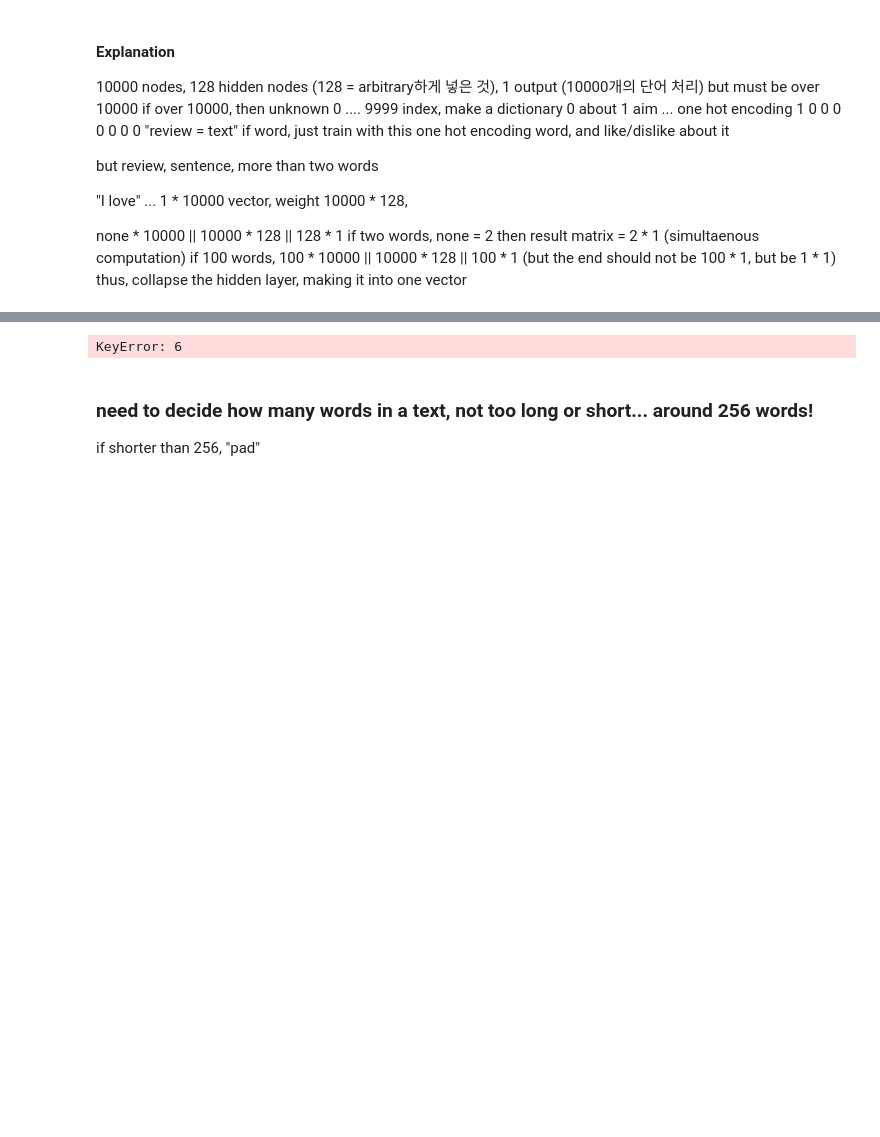
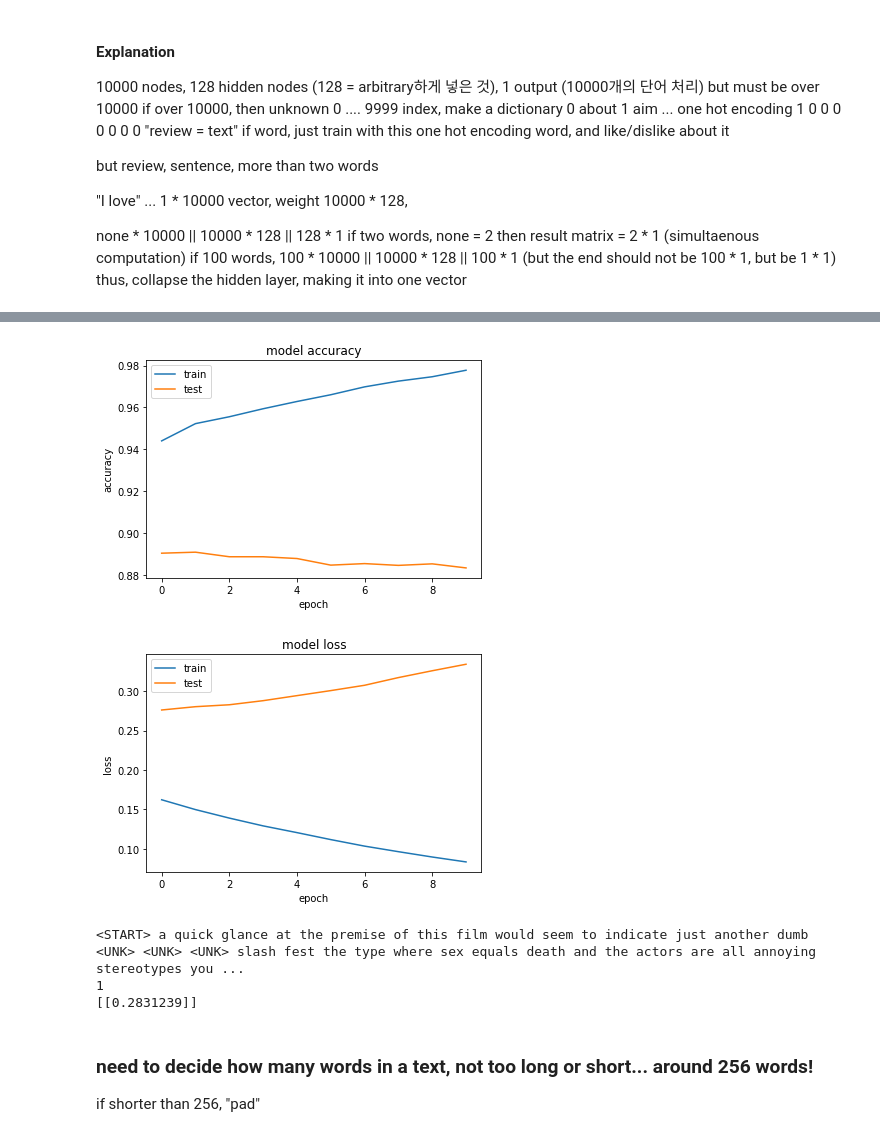
Before and after one commit to GyungHoonWon/19Spring_Phonetics, a Jupyter notebook: 15th_IMDB.ipynb, the cells around one changed output, grey strips where cells are left out. Drawn from its saved outputs; the diff is of its cells as text; code cells hidden in the pictures; blank space fills up the shorter version.

```diff
--- a/15th_IMDB.ipynb
+++ b/15th_IMDB.ipynb
@@ -140,6 +141,8 @@ array([   1,   14,   22,   16,   43,  530,  973, 1622, 1385,   65,  458,
 ### create model
 # %%
 model = Sequential()
-model.add(Embedding(vocab_size, 128))
+model.add(Embedding(vocab_size, 128, input_length=256))
+# you must understand what embedding is
+# model.add(Embedding(vocab_size, 128, 256)) 256 == input length
 model.add(GlobalAveragePooling1D())
 model.add(Dense(1, activation='sigmoid'))
@@ -189,3 +194,6 @@ Total params: 1,280,129
 Trainable params: 1,280,129
 Non-trainable params: 0
 _________________________________________________________________
+# %%
+Adam = tensorflow.keras.optimizers.Adam
+model.compile(optimizer = Adam(lr=0.0005), loss='binary_crossentropy', metrics=['acc'])
@@ -191,0 +208,2 @@ _________________________________________________________________
+# %%
+history = model.fit(x_train, y_train, epochs=10, validation_split=0.33)
@@ -192,3 +228,23 @@ _________________________________________________________________
+# %%
+# summarize history for accuracy
+plt.plot(history.history['acc'])
+plt.plot(history.history['val_acc'])
+plt.title('model accuracy')
+plt.ylabel('accuracy')
+plt.xlabel('epoch')
+plt.legend(['train', 'test'], loc='upper left')
+plt.show()
+# summarize history for loss
+plt.plot(history.history['loss'])
+plt.plot(history.history['val_loss'])
+plt.title('model loss')
+plt.ylabel('loss')
+plt.xlabel('epoch')
+plt.legend(['train', 'test'], loc='upper left')
+plt.show()
+# %% [output]
+[figure, added]
+[figure, added]
 # %%
 testID = 100
 print(' '.join([idx2word[idx] for idx in x_test[testID]]))
@@ -197,7 +253,9 @@ out = model.predict(x_test[testID].reshape(1,256))
 print(y_test[testID])
 print(out)
 # %% [output]
-KeyError: 6
+<START> a quick glance at the premise of this film would seem to indicate just another dumb <UNK> <UNK> <UNK> slash fest the type where sex equals death and the actors are all annoying stereotypes you ...
+1
+[[0.2831239]]
 # %% [markdown]
 ### need to decide how many words in a text, not too long or short... around 256 words!
 if shorter than 256, "pad"
```
Also changed, not shown: parts of 8 cells of this notebook.
